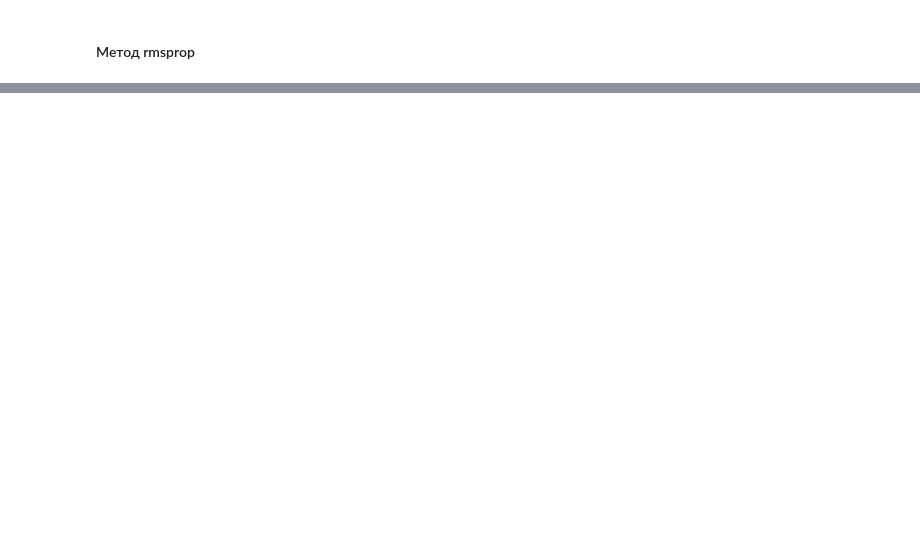
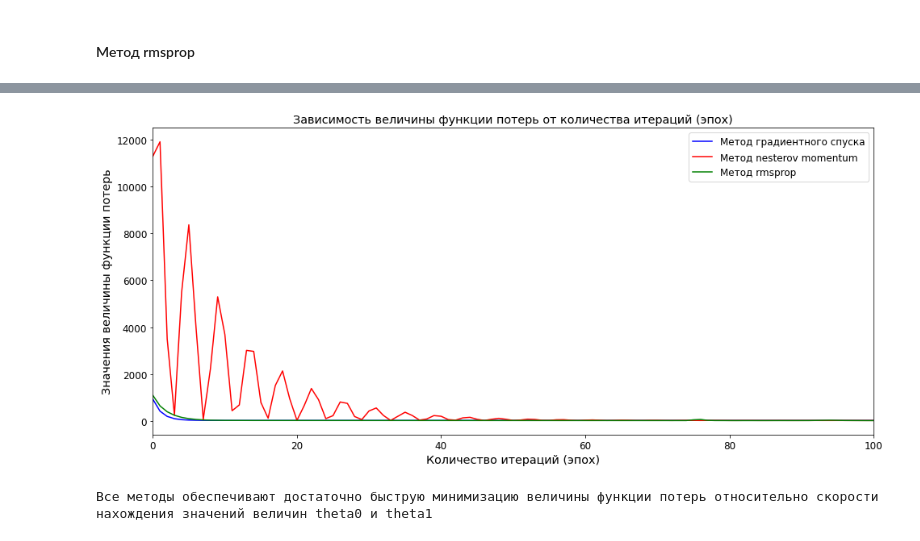
Before and after one commit to Machine-learning-basic/DZ_3, a Jupyter notebook: DZ_3.ipynb, the cells around one changed output, grey strips where cells are left out. Cells and saved outputs as stored; diff of their text form; code cells hidden in the pictures; blank space fills up the shorter version.

```diff
--- a/DZ_3.ipynb
+++ b/DZ_3.ipynb
@@ -135,0 +227,23 @@ theta0 = 9.934016879817532, theta1 = 1.965214081076461, cost: 19.989875089560993
+# %%
+# Значение cost_function
+plt.figure(figsize = (16, 7))
+
+# Графики значений cost_function для всех методов
+plt.plot(grad_cost, color = 'blue', label = 'Метод градиентного спуска')
+plt.plot(momentum_cost, color = 'red', label = 'Метод nesterov momentum')
+plt.plot(rmsprop_cost, color = 'green', label = 'Метод rmsprop')
+
+# Оформление графика
+plt.xlim(0, 100)
+plt.tick_params(labelsize = 'large')
+plt.xlabel('Количество итераций (эпох)', fontsize = 'x-large')
+plt.ylabel('Значения величины функции потерь', fontsize = 'x-large')
+plt.title('Зависимость величины функции потерь от количества итераций (эпох)', fontsize = 'x-large')
+
+plt.legend(fontsize = 'large')
+plt.show()
+
+print('Все методы обеспечивают достаточно быструю минимизацию величины функции потерь относительно скорости нахождения значений величин theta0 и theta1')
+# %% [output]
+[figure, added]
+Все методы обеспечивают достаточно быструю минимизацию величины функции потерь относительно скорости нахождения значений величин theta0 и theta1
```
Also changed, not shown: parts of 8 cells of this notebook.
